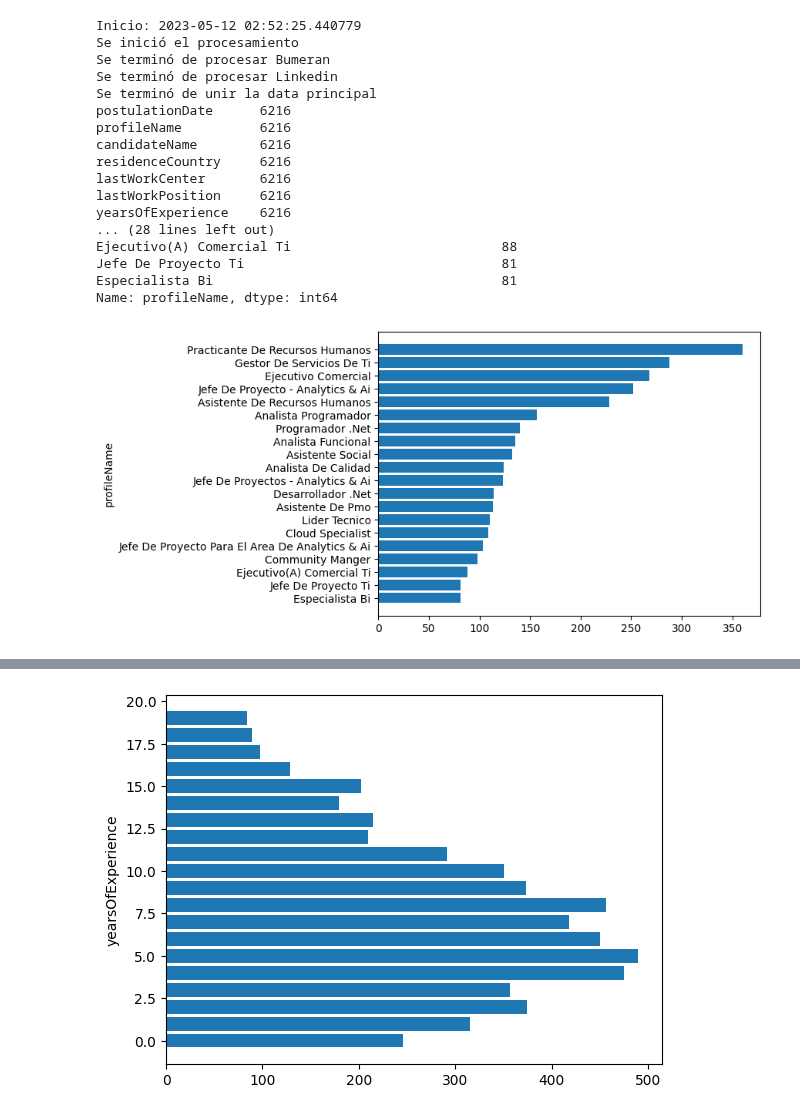
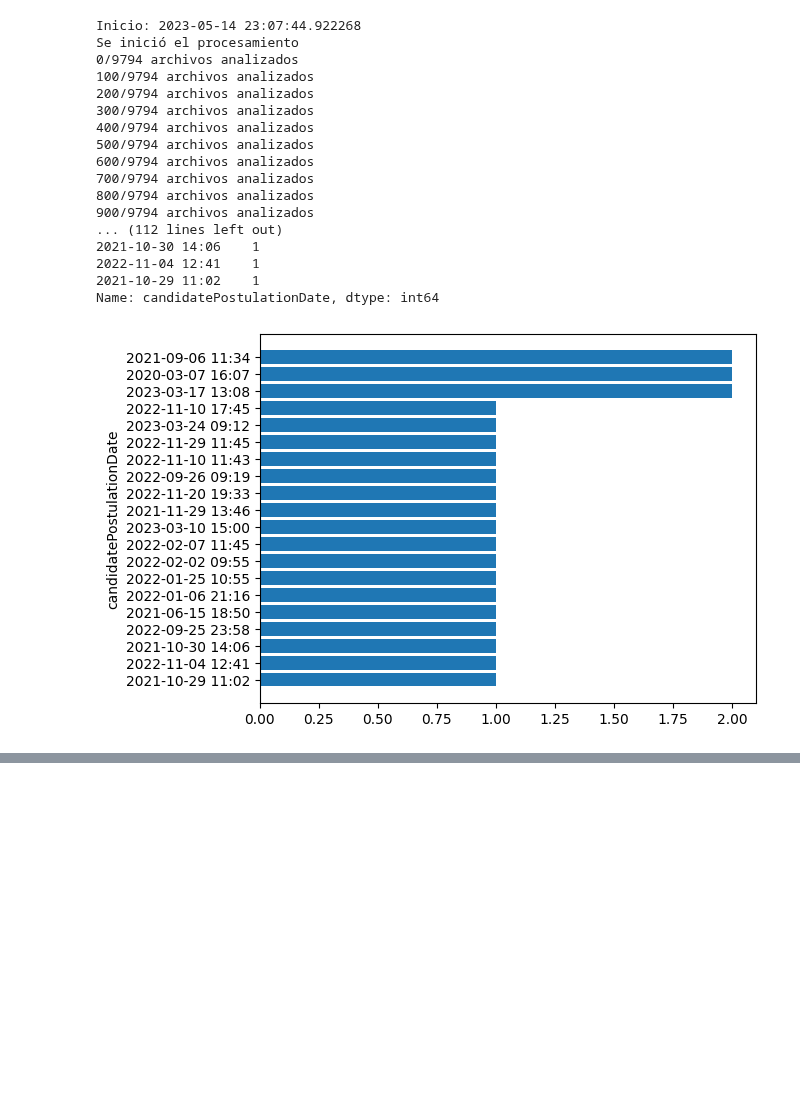
Before and after one commit to RonaldoNolasco/personal-thesis-development, a Jupyter notebook: 1-data-understanding/data-understanding.ipynb, the cells around one changed output, grey strips where cells are left out. Drawn from its saved outputs; the diff is of its cells as text; code cells hidden in the pictures; blank space fills up the shorter version.

```diff
--- a/1-data-understanding/data-understanding.ipynb
+++ b/1-data-understanding/data-understanding.ipynb
@@ -228,7 +200,7 @@ def getCandidateBumeran(file, encoding, stringLog):
         rawPostulationDate = spanDates2[3].text
         postulationDate = datetime.datetime.strptime(spanDates2[3].text, "%A, %B %d, %Y %I:%M %p")
 
-      candidateData["postulationDate"] = postulationDate.strftime("%Y-%m-%d %H:%M")
+      candidateData["candidatePostulationDate"] = postulationDate.strftime("%Y-%m-%d %H:%M")
 
       # Definiendo los colores a usar para las búsquedas según las fechas
       # En la fecha 2020-06-11 cambio el color de los titulos de cada sección
@@ -236,14 +208,27 @@ def getCandidateBumeran(file, encoding, stringLog):
       colorTitle, colorSections = ("#008599", "#2192C9") if postulationDate <= inflexionDate else ("#E90066", "#0A26EE")
 
       # Nombre del perfil
-      candidateData["profileName"] = parseNames(parseLineBreaksAndAccents(soup.findAll("span", {"style": ("color:" + colorTitle) })[0].text))
+      #candidateData["jobProfileName"] = parseNames(parseLineBreaksAndAccents(soup.findAll("span", {"style": ("color:" + colorTitle) })[0].text))
+
+      liTags = soup.find_all("ul", {"type": "disc"})[0].find_all("li")
+      candidateData["candidateFullName"] = parseNames(parseLineBreaksAndAccents(liTags[0].text))
+
+      secondLineParsed = parseNames(parseLineBreaksAndAccents(liTags[1].text))
+      candidateData["candidateAllData"] = secondLineParsed
+      candidateData["candidateDocumentNumber"] = secondLineParsed[secondLineParsed.rfind(" ")+1:]
+
+      if candidateData["candidateDocumentNumber"].isnumeric():
+        raise Exception("Ga")
+
 
       # Nombre del postulante
-      rawcandidateName = soup.find_all("ul", {"type": "disc"})[0].find_all("span")[0].text # El split join tambien quita saltos de línea
+      """rawcandidateName = [0].find_all("span")[0].text # El split join tambien quita saltos de línea
       candidateData["candidateName"] = parseNames(parseLineBreaksAndAccents(rawcandidateName))
 
+      candidateData["contactData"] = str(soup.find_all("ul", {"type": "disc"})[0])"""
+
       # Pais de residencia
-      tagResidenceCountry = soup.find_all("ul", {"type": "disc"})[0].find_all("span")
+      """tagResidenceCountry = soup.find_all("ul", {"type": "disc"})[0].find_all("span")
       if len(tagResidenceCountry) > 2:
         if tagResidenceCountry[2].text.find(",") != -1:
           residenceCountry = parseNames(parseLineBreaksAndAccents(tagResidenceCountry[2].text[0:tagResidenceCountry[2].text.find(",")]))
@@ -345,6 +330,7 @@ def getCandidateBumeran(file, encoding, stringLog):
         candidateData["salary"] = int(rawSalary[rawSalary.find("$")+1:rawSalary.find(".")])
       else:
         raise Exception("Errores no mapeados (salario)")
+        """
 
   except Exception as e:
     candidateData = {}
@@ -659,23 +357,23 @@ def iterateFiles(files, source):
       print(str(index) + "/" + str(len(files)) + " archivos analizados")
 
     # Obteniendo el encoding por cada archivo
-    encoding, stringLog = getEncodingBumeran(file, stringLog) if source == 'bumeran' else getEncodingLinkedin(file, stringLog)
+    encoding, stringLog = getEncodingBumeran(file, stringLog)
 
     # Obteniendo los datos por cada archivo
-    candidate, stringLog = getCandidateBumeran(file, encoding, stringLog) if source == 'bumeran' else getCandidateLinkedin(file, encoding, stringLog)
+    candidate, stringLog = getCandidateBumeran(file, encoding, stringLog)
 
     # Añadiendo los datos del candidato a la data final
     if (candidate):
       data.append(candidate)
 
   # Realizando un ordenamiento por fecha de postulación, en orden descendente
-  sortedData = sorted(data, key=lambda x: (x["postulationDate"]), reverse=True)
+  sortedData = sorted(data, key=lambda x: (x["candidatePostulationDate"]), reverse=True)
 
-  return sortedData, stringLog
+  return data, stringLog
 # %%
 def readAndWriteMain(source):
   # Definiendo la carpeta raiz de los archivos a buscar, según el origen
-  rootPath = bumeranRootPath if source == "bumeran" else linkedinRootPath
+  rootPath = bumeranRootPath
 
   # Obteniendo la lista de archivos, según el origen
   files = getFiles(rootPath, source)
@@ -723,56 +421,51 @@ def main():
   # Definiendo el inicio del proceso
   startTime = datetime.datetime.now()
   print("Inicio: " + str(startTime))
   print("Se inició el procesamiento")
 
   # El dataset principal que sea el de bumeran
   # Los otros archivos que solo se usen para actualizar la variable objetivo
   # Esto porque los otros orígenes están incompletos y costaría llenar los campos (incluso el excel que se hizo)
-  isLoadedBumeran = True
-  isLoadedLinkedin = True
-  isMergedMain = True
+  isLoadedBumeran = False
+  isMergedMain = False
   #False
 
   # Leyendo o calculando bumeran
   bumeranData = readJson(os.path.join(intermFilesFolder, 'bumeran.json')) if isLoadedBumeran else readAndWriteMain('bumeran')
   print("Se terminó de procesar Bumeran")
 
-  # Leyendo o calculando linkedin
-  linkedinData = readJson(os.path.join(intermFilesFolder, 'linkedin.json')) if isLoadedLinkedin else readAndWriteMain('linkedin')
-  print("Se terminó de procesar Linkedin")
-
-  # Uniendo la data principal (bumeran + linkedin)
-  mergedMainData = readJson(os.path.join(mergedMainFolder, 'result.json')) if isMergedMain else readAndWriteMergedMain([bumeranData, linkedinData])
+  # Uniendo la data principal (bumeran + linkedin (ya no))
+  mergedMainData = readJson(os.path.join(mergedMainFolder, 'result.json')) if isMergedMain else readAndWriteMergedMain([bumeranData])
   print("Se terminó de unir la data principal")
 
   visualizeData(mergedMainData)
 
   # Definiendo el fin del proceso
   endTime = datetime.datetime.now()
   print("Fin: " + str(endTime))
   print("Tiempo: " + str(endTime-startTime))
 
   #print(counterIn)
   #print(counterOut)
 
 if __name__ == "__main__":
   main()
 # %% [output]
-Inicio: 2023-05-12 02:52:25.440779
+Inicio: 2023-05-14 23:07:44.922268
 Se inició el procesamiento
-Se terminó de procesar Bumeran
-Se terminó de procesar Linkedin
-Se terminó de unir la data principal
-postulationDate      6216
-profileName          6216
-candidateName        6216
-residenceCountry     6216
-lastWorkCenter       6216
-lastWorkPosition     6216
-yearsOfExperience    6216
-... (28 lines left out)
-Ejecutivo(A) Comercial Ti                           88
-Jefe De Proyecto Ti                                 81
-Especialista Bi                                     81
-Name: profileName, dtype: int64
+0/9794 archivos analizados
+100/9794 archivos analizados
+200/9794 archivos analizados
+300/9794 archivos analizados
+400/9794 archivos analizados
+500/9794 archivos analizados
+600/9794 archivos analizados
+700/9794 archivos analizados
+800/9794 archivos analizados
+900/9794 archivos analizados
+... (112 lines left out)
+2021-10-30 14:06    1
+2022-11-04 12:41    1
+2021-10-29 11:02    1
+Name: candidatePostulationDate, dtype: int64
-[figure, old version]
+[figure, new version]
@@ -845 +527,0 @@ Name: yearsOfExperience, dtype: int64
-[figure, removed]
```
Also changed, not shown: parts of 5 cells of this notebook, 28 other files.
